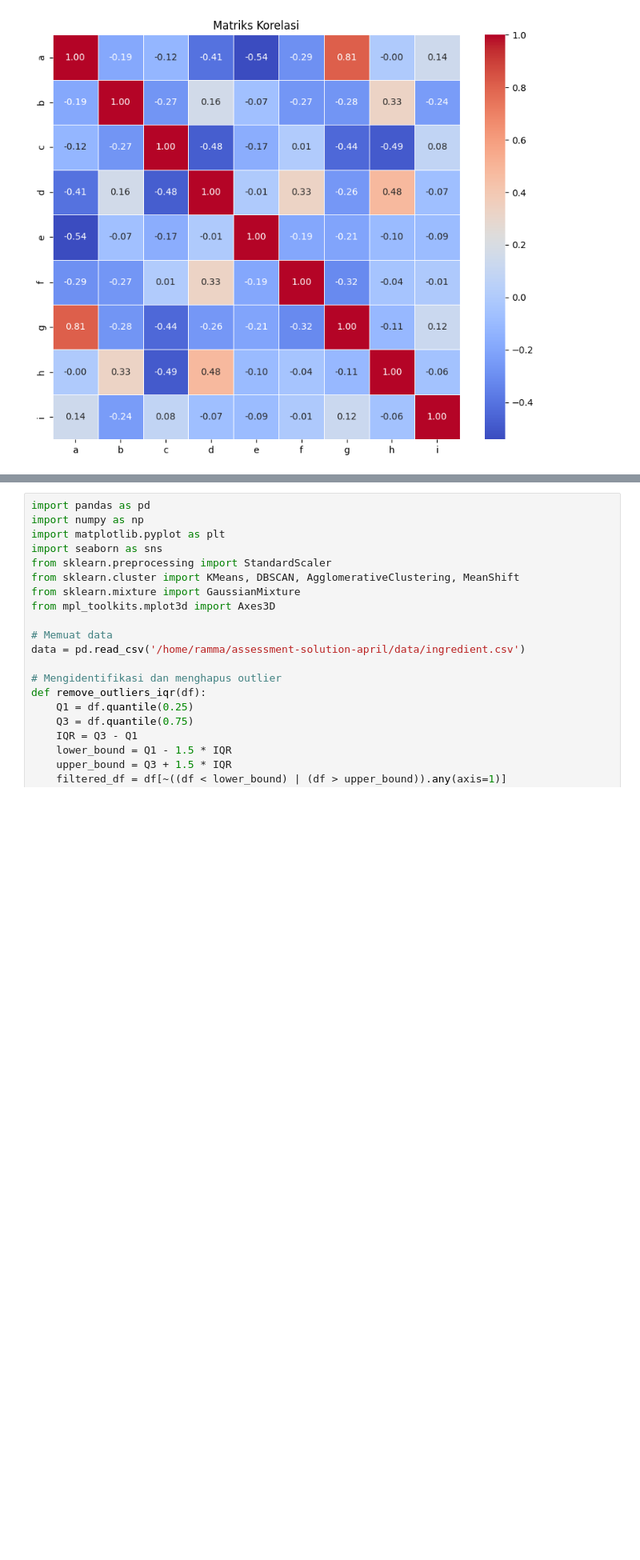
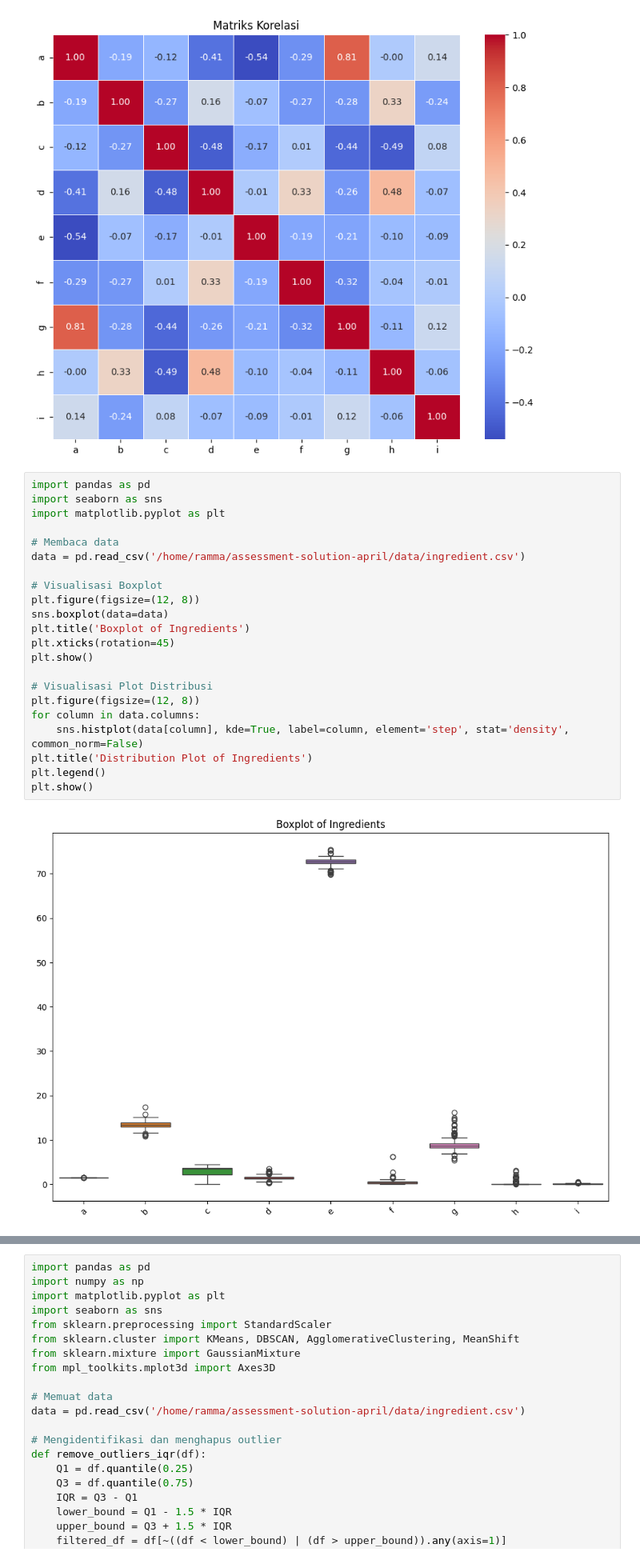
Before and after one commit to rammahayufitra/assessment-solution-april, a Jupyter notebook: solution_of_question_1/main.ipynb, the cells around one changed output, grey strips where cells are left out. Shown at 80% size. Cells and saved outputs as stored; diff of their text form; blank space fills up the shorter version.

```diff
--- a/solution_of_question_1/main.ipynb
+++ b/solution_of_question_1/main.ipynb
@@ -44,3 +121,27 @@ plt.show()
 # %% [output]
 Matriks Korelasi:
 [figure]
+# %%
+import pandas as pd
+import seaborn as sns
+import matplotlib.pyplot as plt
+
+# Membaca data
+data = pd.read_csv('/home/ramma/assessment-solution-april/data/ingredient.csv')
+
+# Visualisasi Boxplot
+plt.figure(figsize=(12, 8))
+sns.boxplot(data=data)
+plt.title('Boxplot of Ingredients')
+plt.xticks(rotation=45)
+plt.show()
+
+# Visualisasi Plot Distribusi
+plt.figure(figsize=(12, 8))
+for column in data.columns:
+    sns.histplot(data[column], kde=True, label=column, element='step', stat='density', common_norm=False)
+plt.title('Distribution Plot of Ingredients')
+plt.legend()
+plt.show()
+# %% [output]
+[figure, added]
```
Also changed, not shown: parts of 2 cells of this notebook.
